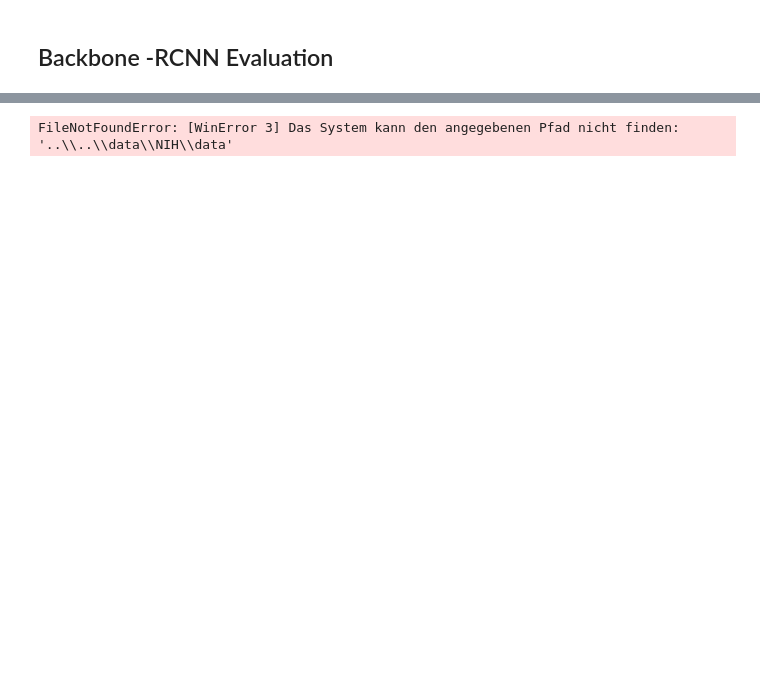
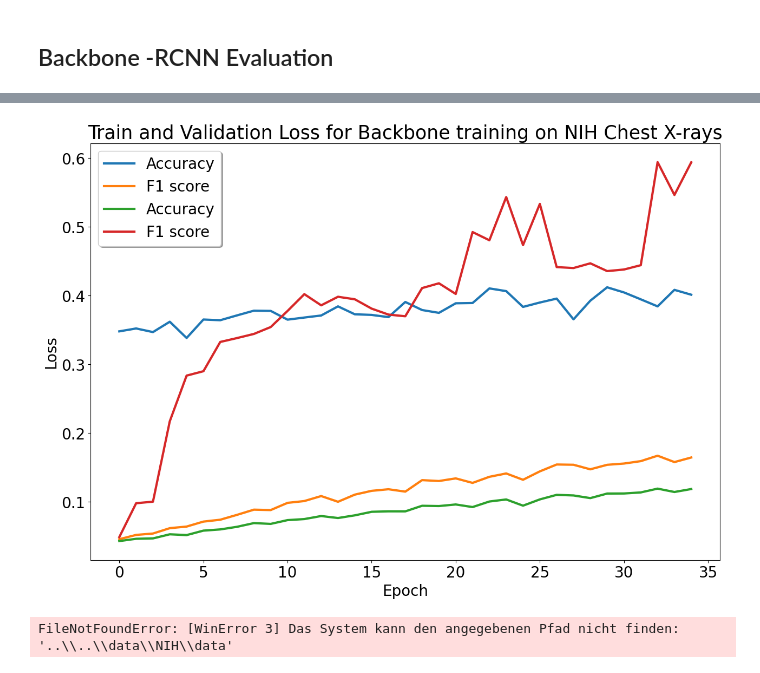
Before and after one commit to JulianSe26/aml-project, a Jupyter notebook: src/model-evaluations.ipynb, the cells around one changed output, grey strips where cells are left out. Saved outputs shown, nothing was run; the diff lists cells and outputs as text; code cells hidden in the pictures; blank space fills up the shorter version.

```diff
--- a/src/model-evaluations.ipynb
+++ b/src/model-evaluations.ipynb
@@ -29,3 +30,29 @@ fig.savefig("../imgs/models/loss_backbone_rcnn_35.png",dpi=200)
+# %%
+with open(loss_path + '/resnext101_32x8d_general_test_results_35.pickle', 'rb') as f:
+    test_results_general = pickle.load(f)
+# %%
+x = [i for i in range(len(val_loss))]
+
+accuracy = [a['accuracy'] for a in test_results_general]
+f1 = [a['f1'] for a in test_results_general]
+recall = [a['recall'] for a in test_results_general]
+precision = [a['precision'] for a in test_results_general]
+
+fig = plt.figure(figsize=(15,10))
+plt.plot(x,accuracy, label="Accuracy", linewidth=3)
+plt.plot(x,f1, label="F1 score", linewidth=3)
+plt.plot(x,recall, label="Accuracy", linewidth=3)
+plt.plot(x,precision, label="F1 score", linewidth=3)
+plt.title("Train and Validation Loss for Backbone training on NIH Chest X-rays", fontsize=25)
+plt.ylabel("Loss",fontsize=20)
+plt.xlabel("Epoch",fontsize=20)
+plt.legend(shadow=True, prop={'size': 20})
+plt.xticks(fontsize=20 )
+plt.yticks(fontsize=20 )
+plt.show(block=True)
+fig.savefig("../imgs/models/test_results_backbone_rcnn_35.png",dpi=200)
+# %% [output]
+[figure, added]
 # %%
 ### TODO: use held-out set to validate here testing statistics..
 dataset = NIHDataset()
```
Also changed, not shown: parts of 4 cells of this notebook, 5 other files.
